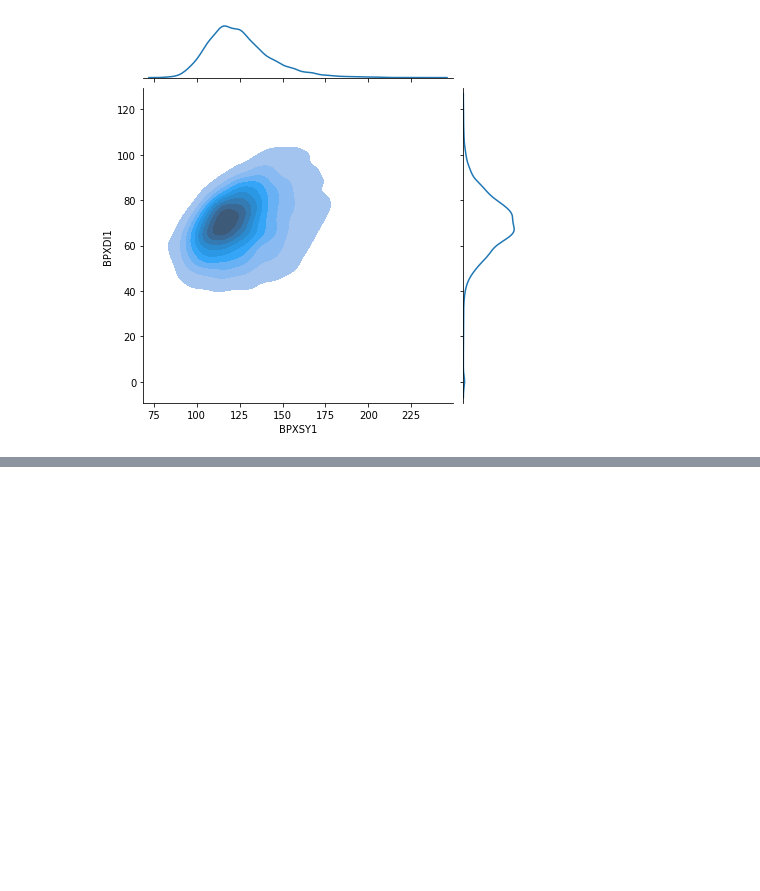
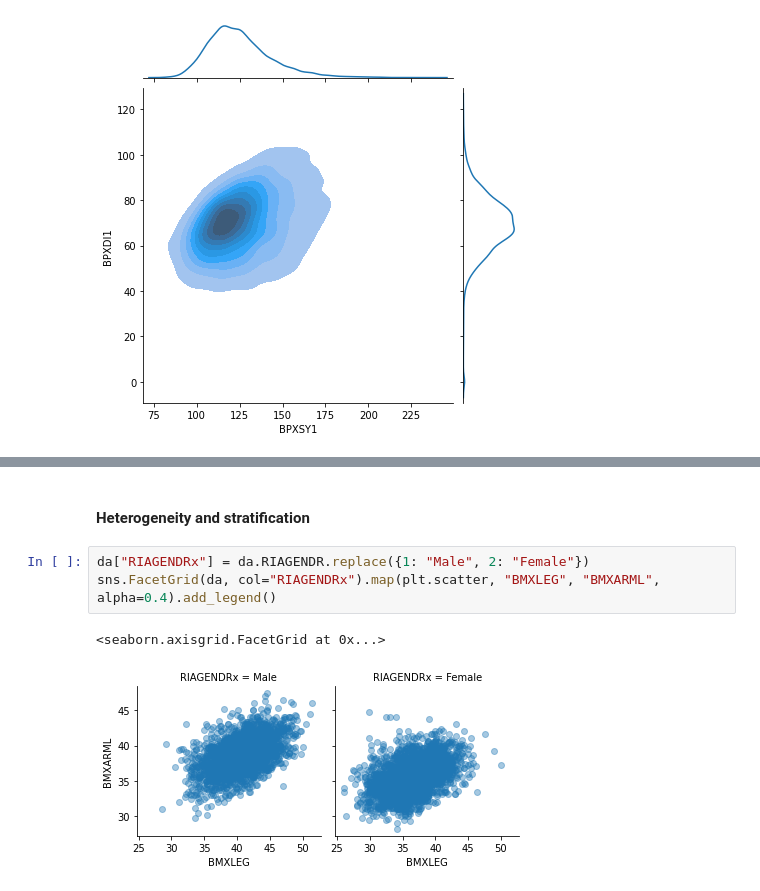
Before and after one commit to Gokulvasan-V/Coursera_practice, a Jupyter notebook: nhanes_multivariate_analyses.ipynb, the cells around one changed output, grey strips where cells are left out. Drawn from its saved outputs; the diff is of its cells as text; blank space fills up the shorter version.

```diff
--- a/nhanes_multivariate_analyses.ipynb
+++ b/nhanes_multivariate_analyses.ipynb
@@ -50,0 +59,8 @@ sns.jointplot(x="BPXSY1", y="BPXDI1", kind='kde', data=da, shade=True )
+# %% [markdown]
+#### Heterogeneity and stratification
+# %%
+da["RIAGENDRx"] = da.RIAGENDR.replace({1: "Male", 2: "Female"})
+sns.FacetGrid(da, col="RIAGENDRx").map(plt.scatter, "BMXLEG", "BMXARML", alpha=0.4).add_legend()
+# %% [output]
+<seaborn.axisgrid.FacetGrid at 0x...>
+[figure, added]
```
Also changed, not shown: parts of 15 cells of this notebook.
